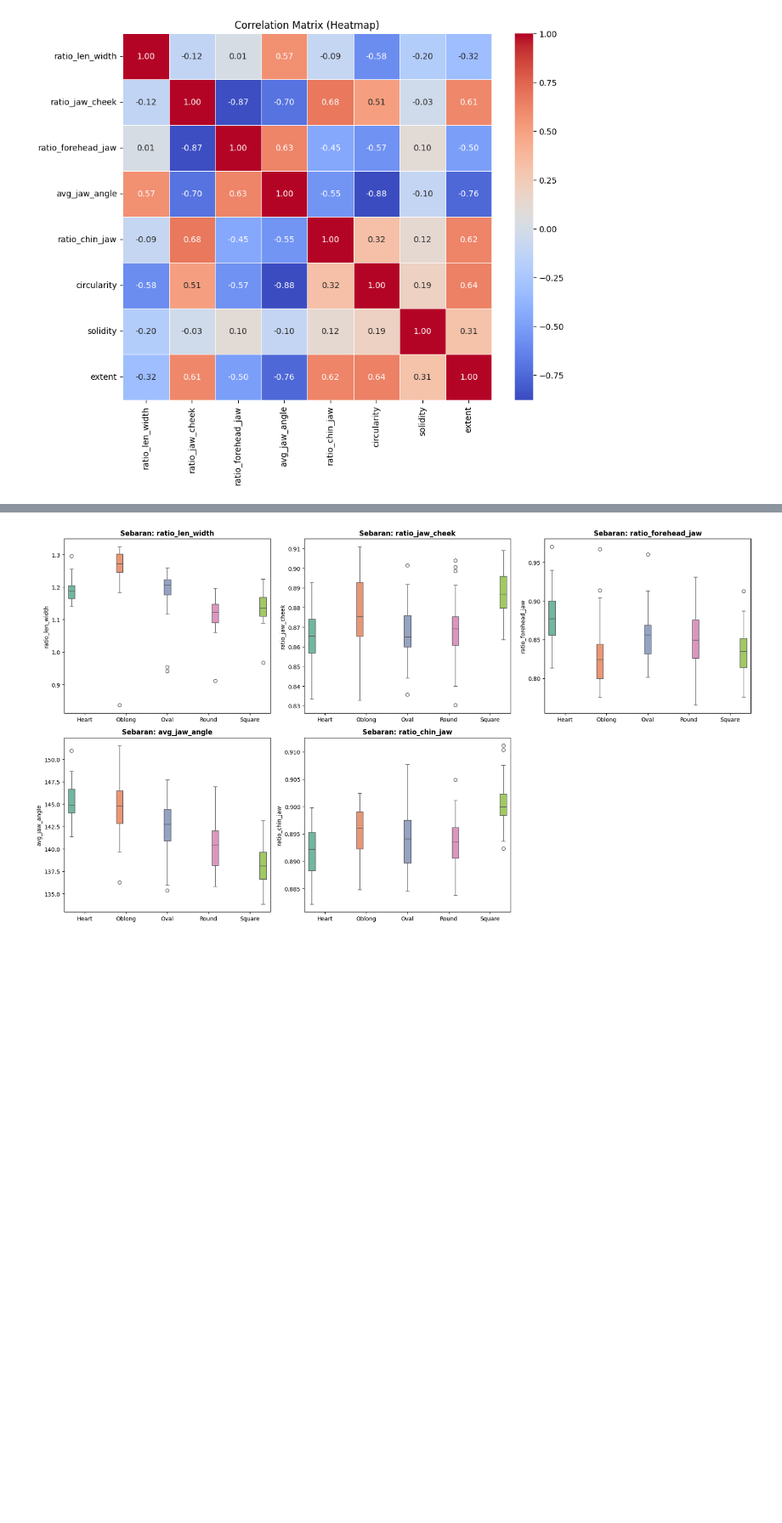
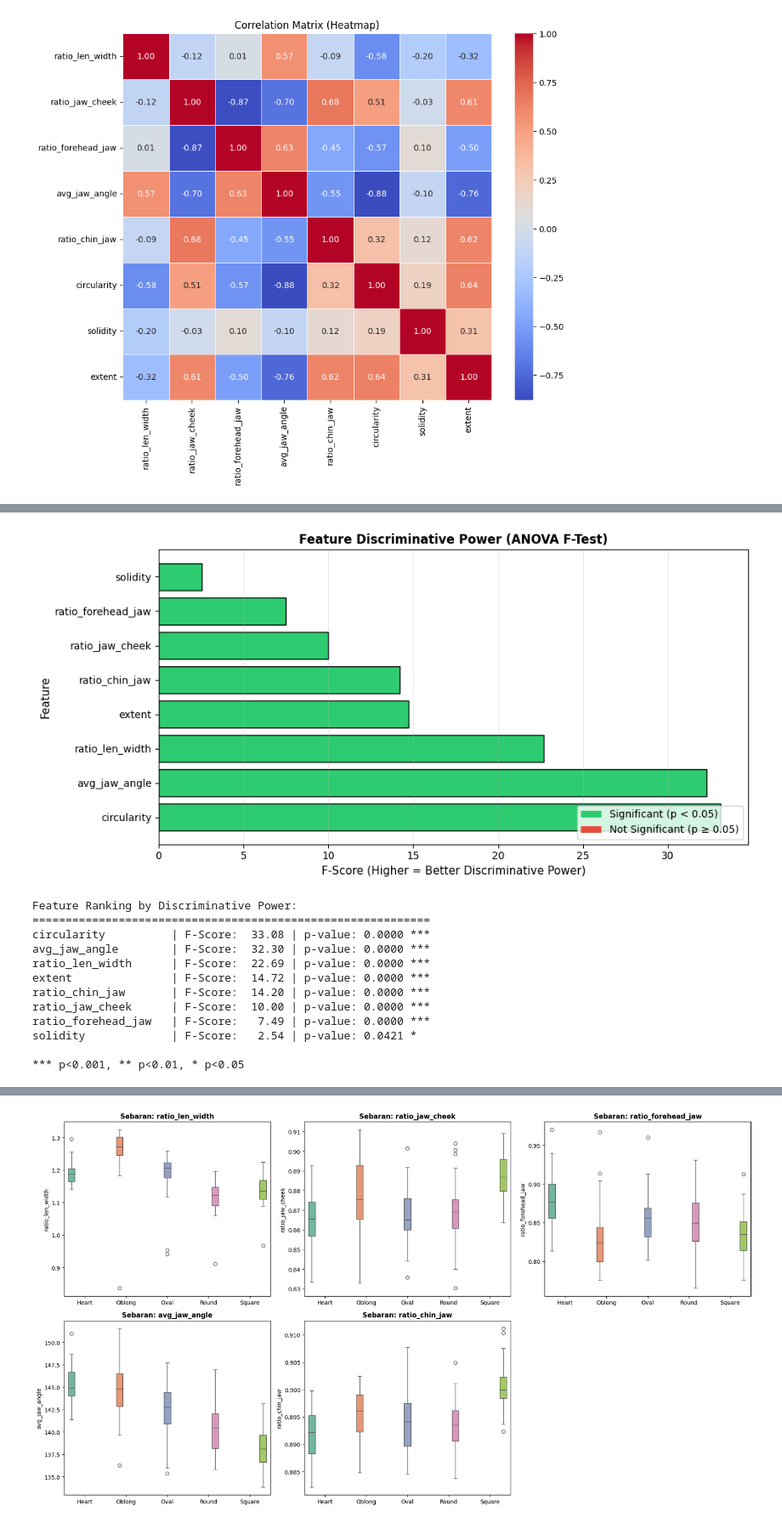
Before and after one commit to aryakasyahrezki/serona-ml, a Jupyter notebook: machine_learning_final/notebooks/model.ipynb, the cells around one changed output, grey strips where cells are left out. Shown at 85% size. Cells and saved outputs as stored; diff of their text form; code cells hidden in the pictures; blank space fills up the shorter version.

```diff
--- a/machine_learning_final/notebooks/model.ipynb
+++ b/machine_learning_final/notebooks/model.ipynb
@@ -108,0 +175,66 @@ ratio_jaw_cheek: 10.00
+# %%
+# Feature Discriminative Power Analysis
+from sklearn.feature_selection import f_classif
+from sklearn.preprocessing import LabelEncoder
+
+# Prepare data
+X_eda = df.drop(columns=['label'])
+y_eda = df['label']
+
+# Encode labels for ANOVA
+le_temp = LabelEncoder()
+y_encoded_eda = le_temp.fit_transform(y_eda)
+
+# Calculate F-scores (ANOVA)
+f_scores, p_values = f_classif(X_eda, y_encoded_eda)
+
+# Create DataFrame for visualization
+feature_importance = pd.DataFrame({
+    'Feature': X_eda.columns,
+    'F-Score': f_scores,
+    'P-Value': p_values
+}).sort_values('F-Score', ascending=False)
+
+# Visualization
+plt.figure(figsize=(10, 5))
+
+# Bar plot
+colors_power = ['#2ecc71' if p < 0.05 else '#e74c3c' for p in feature_importance['P-Value']]
+plt.barh(feature_importance['Feature'], feature_importance['F-Score'], color=colors_power, edgecolor='black')
+plt.xlabel('F-Score (Higher = Better Discriminative Power)', fontsize=11)
+plt.ylabel('Feature', fontsize=11)
+plt.title('Feature Discriminative Power (ANOVA F-Test)', fontsize=12, fontweight='bold')
+plt.grid(axis='x', alpha=0.3)
+
+# Add legend
+from matplotlib.patches import Patch
+legend_elements = [
+    Patch(facecolor='#2ecc71', label='Significant (p < 0.05)'),
+    Patch(facecolor='#e74c3c', label='Not Significant (p ≥ 0.05)')
+]
+plt.legend(handles=legend_elements, loc='lower right')
+
+plt.tight_layout()
+plt.show()
+
+# Print table
+print("\nFeature Ranking by Discriminative Power:")
+print("="*60)
+for idx, row in feature_importance.iterrows():
+    sig = "***" if row['P-Value'] < 0.001 else "**" if row['P-Value'] < 0.01 else "*" if row['P-Value'] < 0.05 else ""
+    print(f"{row['Feature']:20s} | F-Score: {row['F-Score']:6.2f} | p-value: {row['P-Value']:.4f} {sig}")
+print("\n*** p<0.001, ** p<0.01, * p<0.05")
+# %% [output]
+[figure, added]
+Feature Ranking by Discriminative Power:
+============================================================
+circularity          | F-Score:  33.08 | p-value: 0.0000 ***
+avg_jaw_angle        | F-Score:  32.30 | p-value: 0.0000 ***
+ratio_len_width      | F-Score:  22.69 | p-value: 0.0000 ***
+extent               | F-Score:  14.72 | p-value: 0.0000 ***
+ratio_chin_jaw       | F-Score:  14.20 | p-value: 0.0000 ***
+ratio_jaw_cheek      | F-Score:  10.00 | p-value: 0.0000 ***
+ratio_forehead_jaw   | F-Score:   7.49 | p-value: 0.0000 ***
+solidity             | F-Score:   2.54 | p-value: 0.0421 *
+
+*** p<0.001, ** p<0.01, * p<0.05
```
Also changed, not shown: parts of 53 cells of this notebook.
